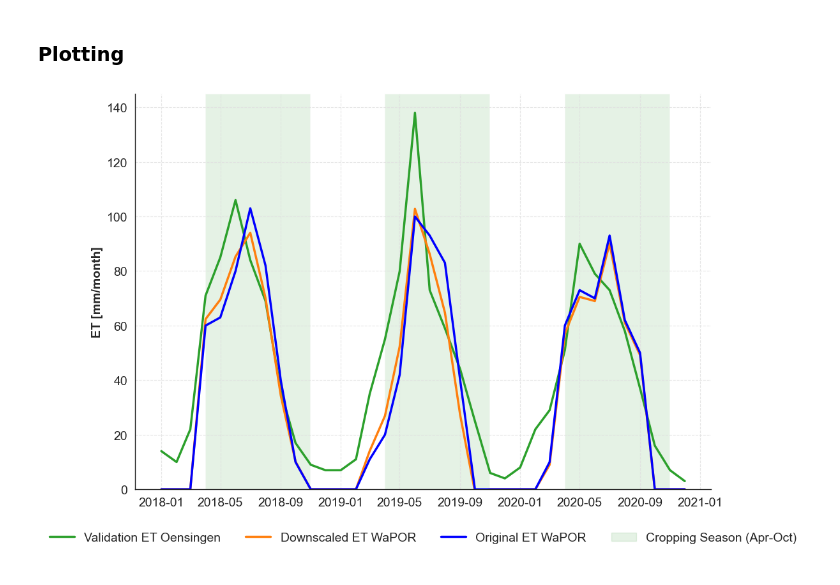
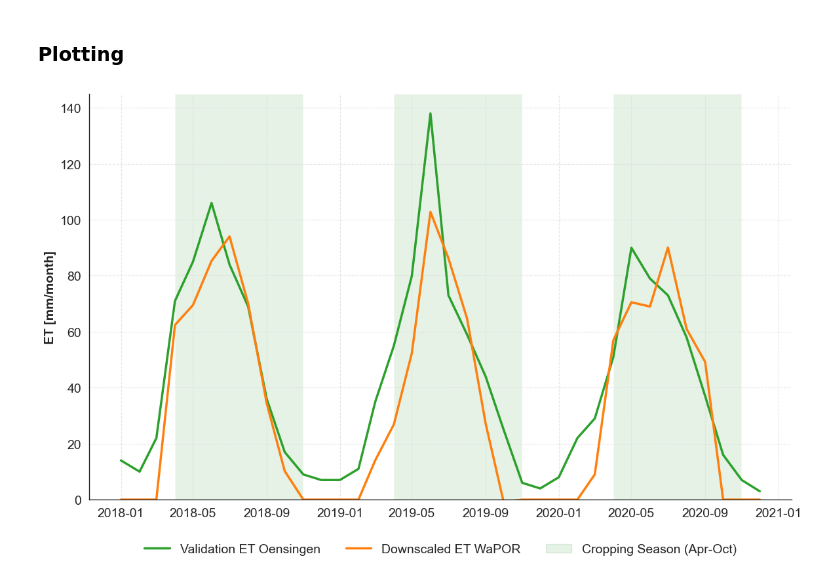
Before and after one commit to CooperBigFoot/ETblue-estimation, a Jupyter notebook: downscale_ET_data/validate_WaPOR_ET.ipynb, the cells around one changed output. Drawn from its saved outputs; the diff is of its cells as text; code cells hidden in the pictures.

```diff
--- a/downscale_ET_data/validate_WaPOR_ET.ipynb
+++ b/downscale_ET_data/validate_WaPOR_ET.ipynb
@@ -37,12 +37,12 @@ ee.Initialize(project="thurgau-irrigation")
 years_to_process = range(2018, 2022)
 
 asset_name = "projects/thurgau-irrigation/assets/Thurgau/ET_WaPOR_10m_dekadal_test_refactor"
-et_collection_downscaled = ee_utils.merge_collections(years_to_process, asset_name)
+ET_wapor_10m = ee_utils.merge_collections(years_to_process, asset_name)
 
-et_collection = ee.ImageCollection(
-    "projects/thurgau-irrigation/assets/Thurgau/ET_WaPOR_300m_TG_2018-2022"
-).filterDate("2018-01-01", "2022-01-01")
+# et_collection = ee.ImageCollection(
+#     "projects/thurgau-irrigation/assets/Thurgau/ET_WaPOR_300m_TG_2018-2022"
+# ).filterDate("2018-01-01", "2022-01-01")
 
-dates_for_validation = date_utils.store_collection_dates(et_collection)
+dates_for_validation = date_utils.store_collection_dates(ET_wapor_10m)
 # %%
 dates_for_validation
@@ -490,6 +401,8 @@ waport_monthly_df_original["date"] = pd.to_datetime(waport_monthly_df_original["
 # %% [markdown]
 ### Plotting
 # %%
+set_plot_style()
+
 plt.figure(figsize=(12, 8))
 
 # Plot the data
@@ -508,13 +421,13 @@ sns.lineplot(
     color="#ff7f0e",
 )
 
-sns.lineplot(
-    data=waport_monthly_df_original,
-    x="date",
-    y="evapotranspiration[mm/month]",
-    label="Original ET WaPOR",
-    color="blue",
-)
+# sns.lineplot(
+#     data=waport_monthly_df_original,
+#     x="date",
+#     y="evapotranspiration[mm/month]",
+#     label="Original ET WaPOR",
+#     color="blue",
+# )
 
 # Set labels
 plt.xlabel("")
@@ -534,31 +447,31 @@ for year in range(
         alpha=0.1,
         zorder=0,
     )
 
 # Create a custom patch for the legend
 green_patch = mpatches.Patch(
     color="green", alpha=0.1, label="Cropping Season (Apr-Oct)"
 )
 
 # Get current handles and labels
 handles, labels = plt.gca().get_legend_handles_labels()
 handles.append(green_patch)
 
 # Place the legend at the bottom with 3 columns
 plt.legend(
     handles=handles,
     loc="lower center",
     bbox_to_anchor=(0.5, -0.15),
     ncol=4,
     borderaxespad=0.0,
 )
 
 # Adjust layout to prevent cutting off the legend
 plt.tight_layout()
 plt.subplots_adjust(bottom=0.2)  # Adjust bottom margin to fit the legend
 
 
 plt.savefig("/Users/cooper/Desktop/Hydrosolutions/ETblue-estimation /images/ET_validation/WaPOR_Landsat_validation_Oensingen_monthly.png", dpi=300, bbox_inches="tight")
 plt.show()
 # %% [output]
-[figure, old version]
+[figure, new version]
```
Also changed, not shown: parts of 16 cells of this notebook, 12 other files.
